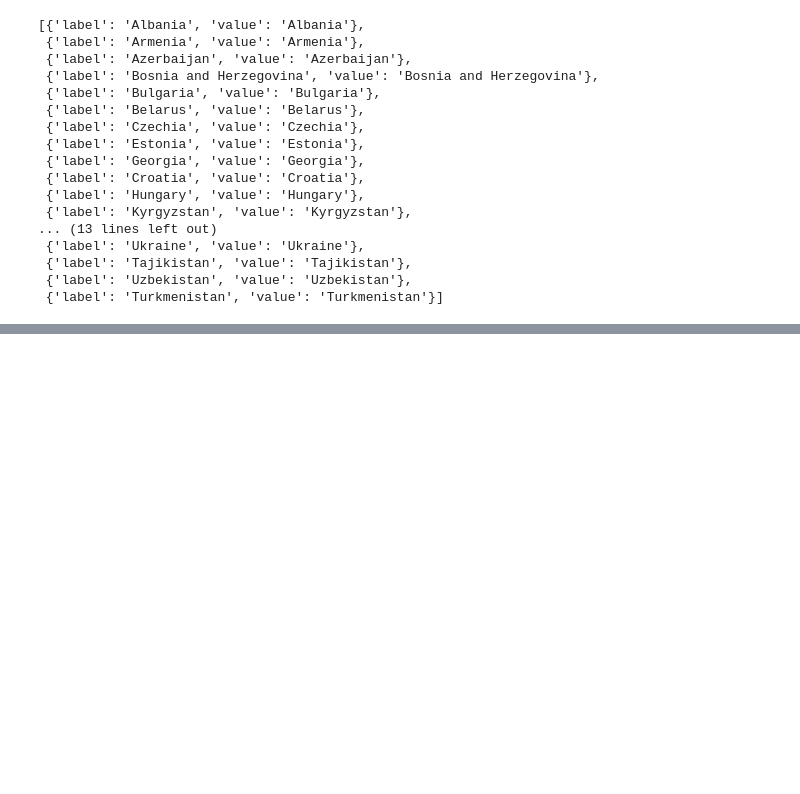
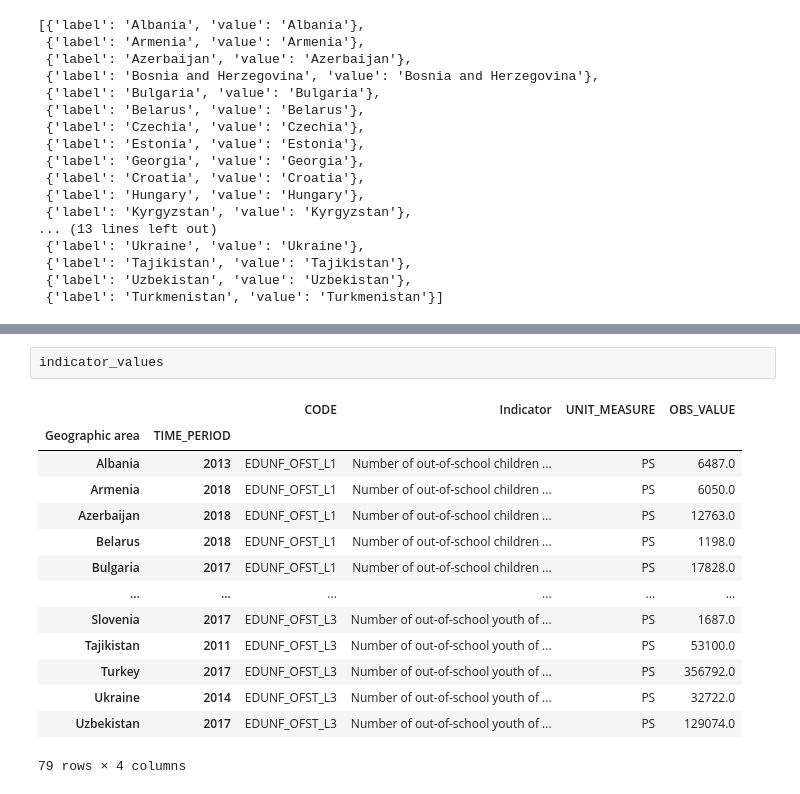
Before and after one commit to UNICEFECAR/dash, a Jupyter notebook: Education.ipynb, the cells around one changed output, grey strips where cells are left out. Cells and saved outputs as stored; diff of their text form; blank space fills up the shorter version.

```diff
--- a/Education.ipynb
+++ b/Education.ipynb
@@ -260,0 +226,17 @@ df.set_index('TIME_PERIOD')
+# %%
+indicator_values
+# %% [output]
+|  |  | CODE | Indicator | UNIT_MEASURE | OBS_VALUE |
+| Geographic area | TIME_PERIOD |  |  |  |  |
+| Albania | 2013 | EDUNF_OFST_L1 | Number of out-of-school children ... | PS | 6487.0 |
+| Armenia | 2018 | EDUNF_OFST_L1 | Number of out-of-school children ... | PS | 6050.0 |
+| Azerbaijan | 2018 | EDUNF_OFST_L1 | Number of out-of-school children ... | PS | 12763.0 |
+| Belarus | 2018 | EDUNF_OFST_L1 | Number of out-of-school children ... | PS | 1198.0 |
+| Bulgaria | 2017 | EDUNF_OFST_L1 | Number of out-of-school children ... | PS | 17828.0 |
+| ... | ... | ... | ... | ... | ... |
+| Slovenia | 2017 | EDUNF_OFST_L3 | Number of out-of-school youth of ... | PS | 1687.0 |
+| Tajikistan | 2011 | EDUNF_OFST_L3 | Number of out-of-school youth of ... | PS | 53100.0 |
+| Turkey | 2017 | EDUNF_OFST_L3 | Number of out-of-school youth of ... | PS | 356792.0 |
+| Ukraine | 2014 | EDUNF_OFST_L3 | Number of out-of-school youth of ... | PS | 32722.0 |
+| Uzbekistan | 2017 | EDUNF_OFST_L3 | Number of out-of-school youth of ... | PS | 129074.0 |
+79 rows × 4 columns
```
Also changed, not shown: parts of 21 cells of this notebook, 1 other file.
